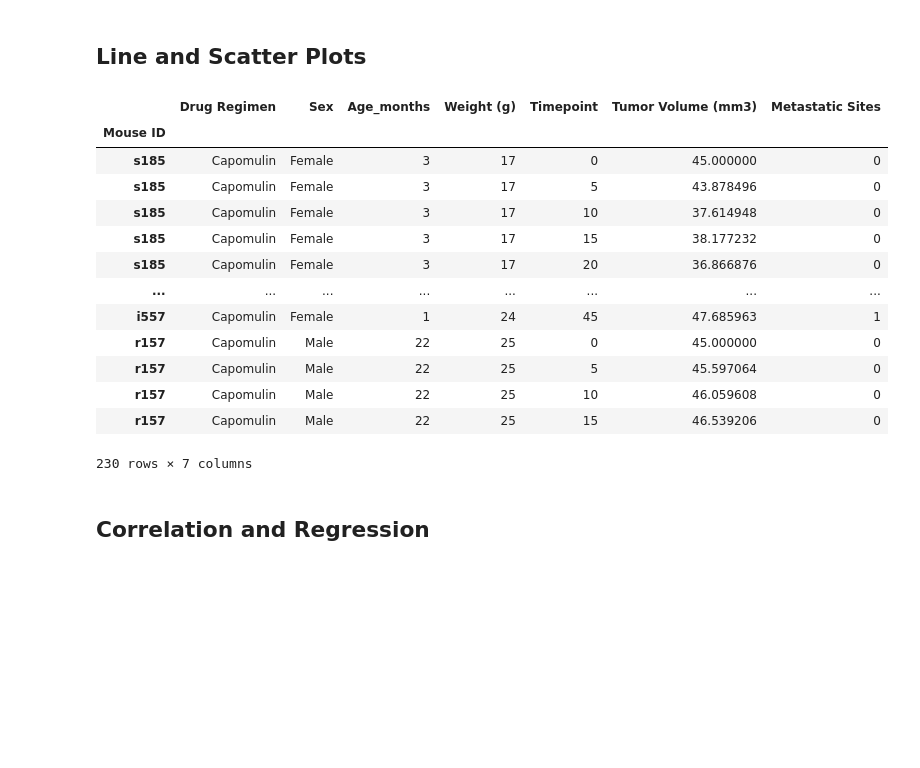
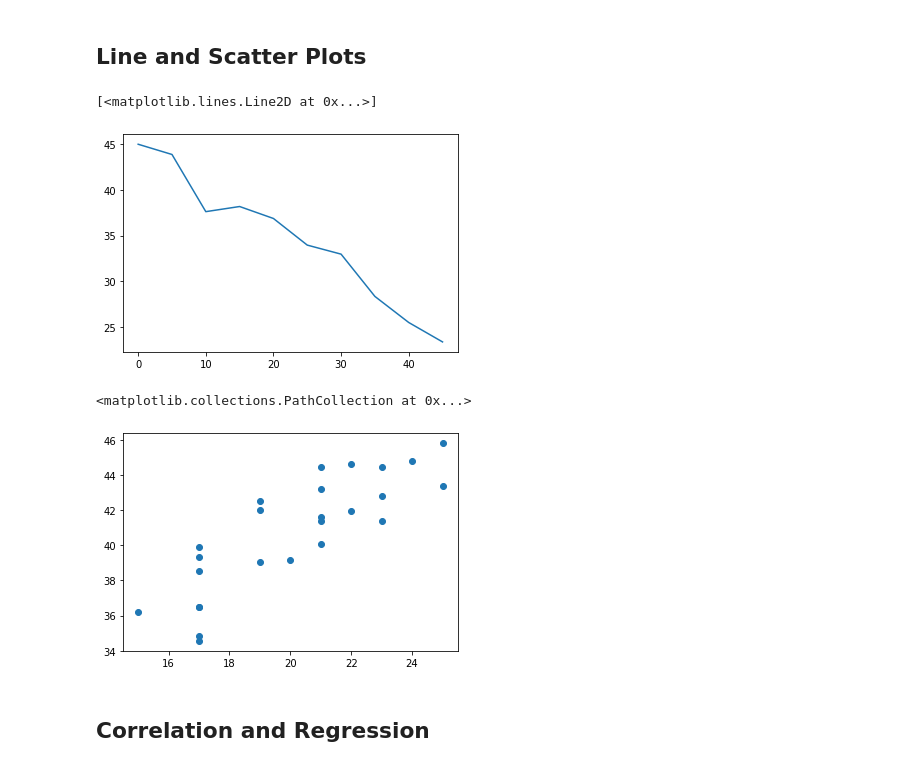
Before and after one commit to RonaldClarke/databootcamp_homework, a Jupyter notebook: Matplotlib Challenge/pymaceuticals_starter.ipynb, the cells around one changed output. Cells and saved outputs as stored; diff of their text form; code cells hidden in the pictures; blank space fills up the shorter version.

Commit message:
scatter

```diff
--- a/Matplotlib Challenge/pymaceuticals_starter.ipynb
+++ b/Matplotlib Challenge/pymaceuticals_starter.ipynb
@@ -276,26 +276,23 @@ finalchart.boxplot(by="Drug Regimen")
 ## Line and Scatter Plots
 # %%
 # Generate a line plot of tumor volume vs. time point for a mouse treated with Capomulin
-
-#capomouse.groupby("Mouse ID")
-#plt.plot(mouseclean["Tumor Volume (mm3)"],mouseclean["Timepoint"])
+capomulin = mouseclean.reset_index(drop=False)
+amouse = capomulin.loc[capomulin["Mouse ID"] == "s185"]
+amouse
+plt.plot(amouse["Timepoint"],amouse["Tumor Volume (mm3)"])
 # %% [output]
-|  | Drug Regimen | Sex | Age_months | Weight (g) | Timepoint | Tumor Volume (mm3) | Metastatic Sites |
-| Mouse ID |  |  |  |  |  |  |  |
-| s185 | Capomulin | Female | 3 | 17 | 0 | 45.000000 | 0 |
-| s185 | Capomulin | Female | 3 | 17 | 5 | 43.878496 | 0 |
-| s185 | Capomulin | Female | 3 | 17 | 10 | 37.614948 | 0 |
-| s185 | Capomulin | Female | 3 | 17 | 15 | 38.177232 | 0 |
-| s185 | Capomulin | Female | 3 | 17 | 20 | 36.866876 | 0 |
-| ... | ... | ... | ... | ... | ... | ... | ... |
-| i557 | Capomulin | Female | 1 | 24 | 45 | 47.685963 | 1 |
-| r157 | Capomulin | Male | 22 | 25 | 0 | 45.000000 | 0 |
-| r157 | Capomulin | Male | 22 | 25 | 5 | 45.597064 | 0 |
-| r157 | Capomulin | Male | 22 | 25 | 10 | 46.059608 | 0 |
-| r157 | Capomulin | Male | 22 | 25 | 15 | 46.539206 | 0 |
-230 rows × 7 columns
+[<matplotlib.lines.Line2D at 0x...>]
+[figure, added]
 # %%
 # Generate a scatter plot of average tumor volume vs. mouse weight for the Capomulin regimen
+caposcatter = mouseclean.reset_index(drop=False)
+capscatt = caposcatter.loc[caposcatter["Drug Regimen"]=="Capomulin"]
+aveweight = capscatt.groupby("Mouse ID")["Weight (g)"].mean()
+avevol = capscatt.groupby("Mouse ID")["Tumor Volume (mm3)"].mean()
+plt.scatter(aveweight,avevol)
+# %% [output]
+<matplotlib.collections.PathCollection at 0x...>
+[figure, added]
 # %% [markdown]
 ## Correlation and Regression
 # %%
```
